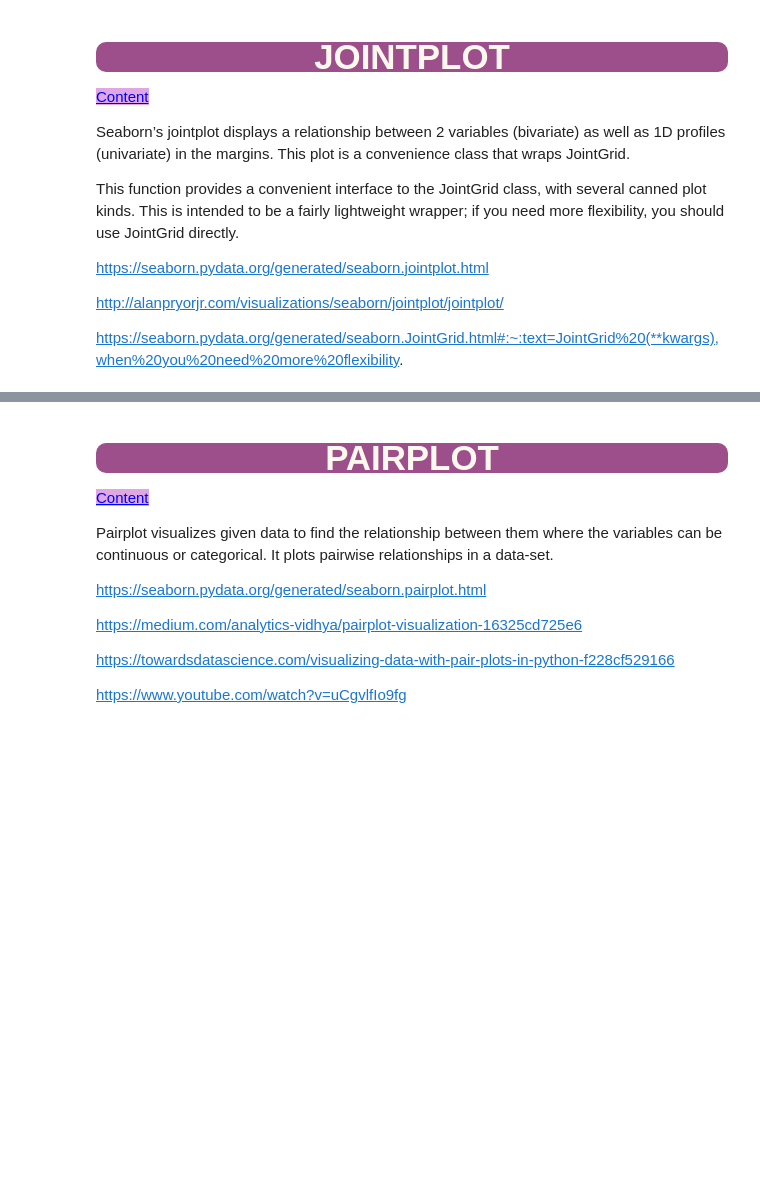
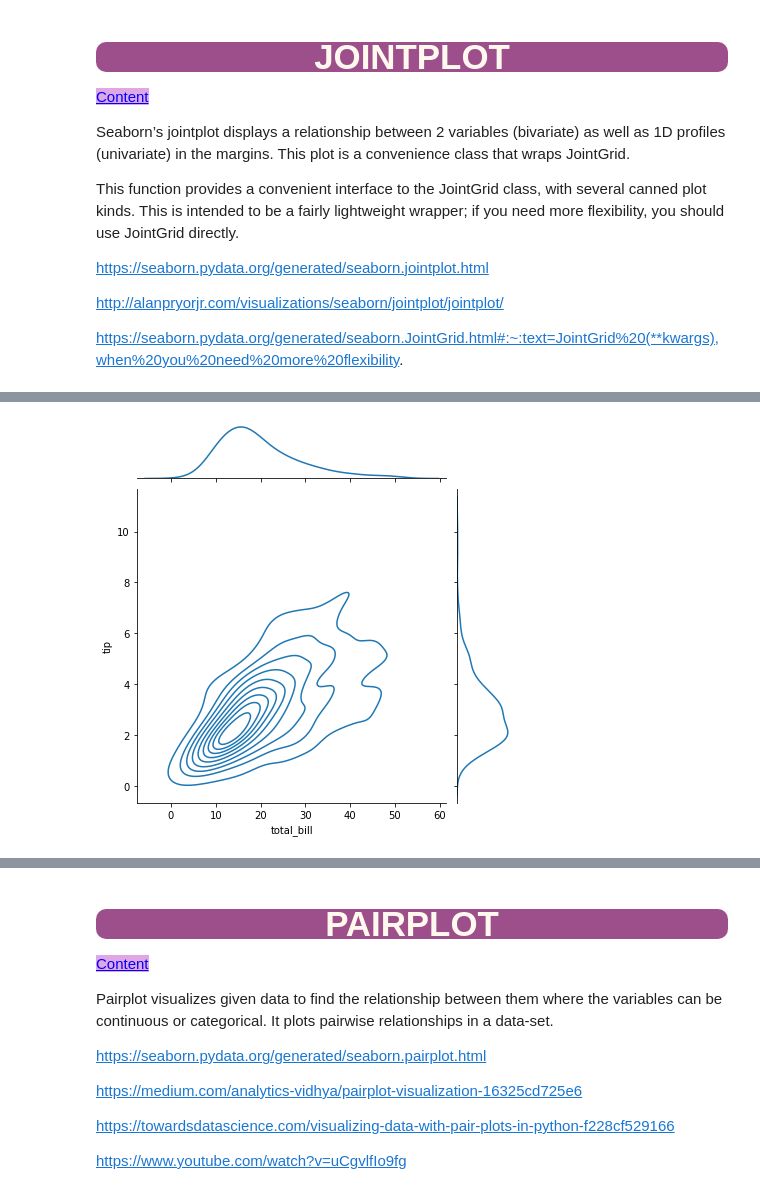
Before and after one commit to Yusuf5001/DVwPy, a Jupyter notebook: 5_DVwPy_S3_Seaborn.ipynb, the cells around one changed output, grey strips where cells are left out. Cells and saved outputs as stored; diff of their text form; code cells hidden in the pictures; blank space fills up the shorter version.

```diff
--- a/5_DVwPy_S3_Seaborn.ipynb
+++ b/5_DVwPy_S3_Seaborn.ipynb
@@ -208,0 +221,7 @@ https://seaborn.pydata.org/generated/seaborn.JointGrid.html#:~:text=JointGrid%20
+# %%
+sns.jointplot(x="total_bill", y="tip", data=tips,
+             kind="kde"
+             )
+plt.show()
+# %% [output]
+[figure, added]
```
Also changed, not shown: parts of 15 cells of this notebook.
